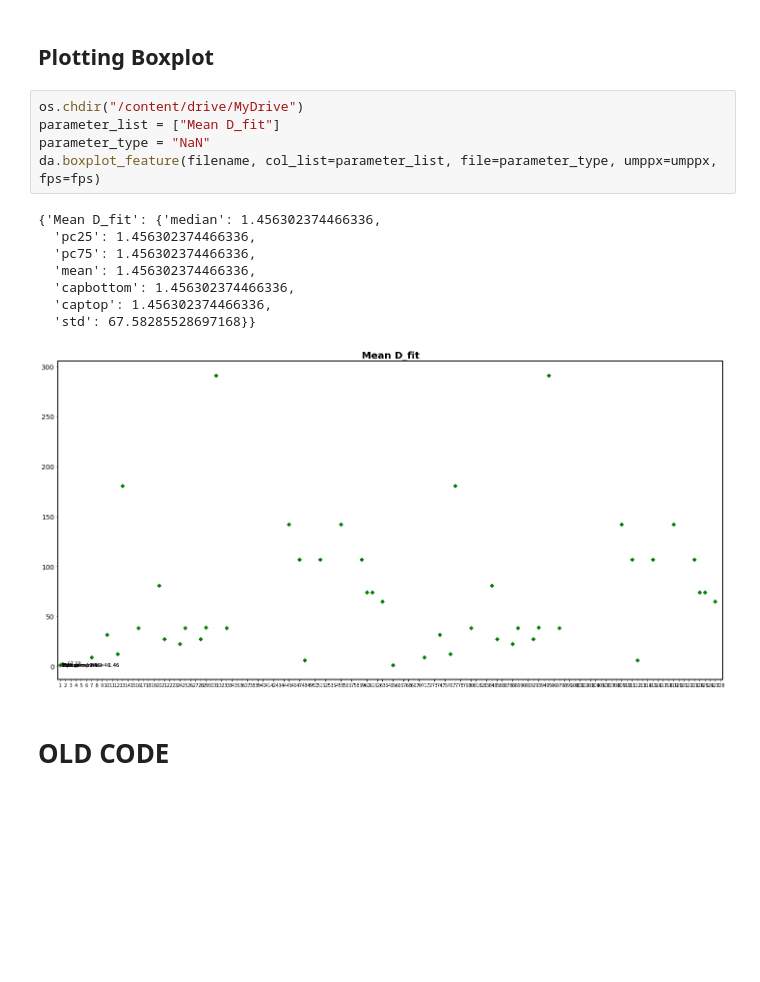
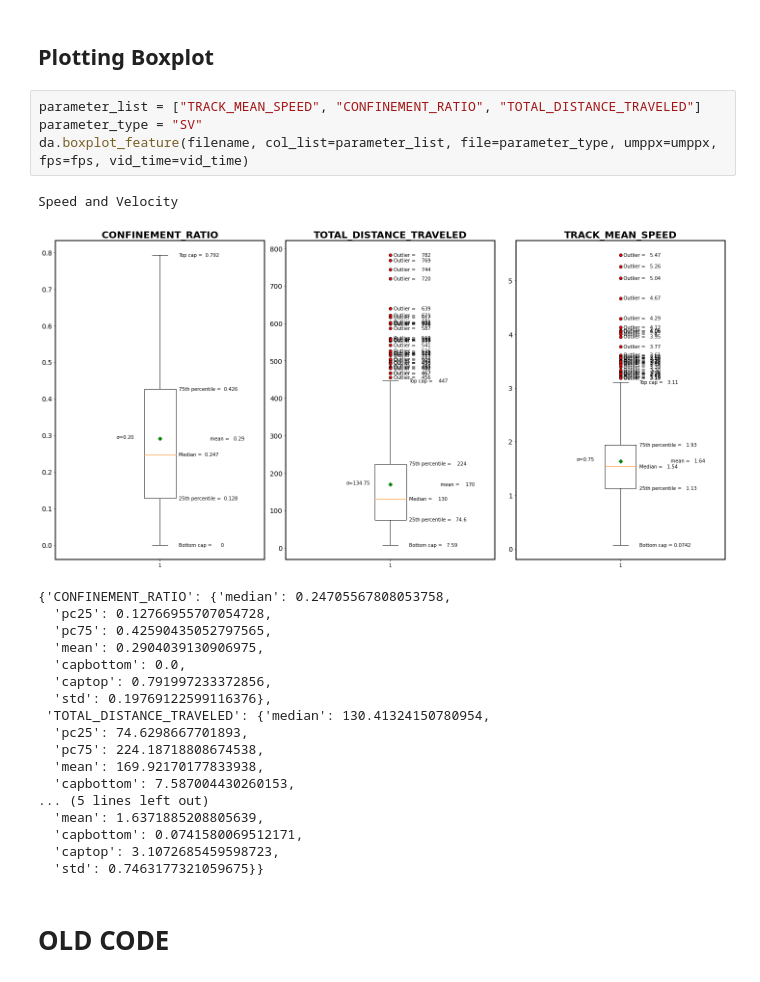
Before and after one commit to cflc/diff_classifier_urop, a Jupyter notebook: WorkFlowUROP.ipynb, the cells around one changed output. Saved outputs shown, nothing was run; the diff lists cells and outputs as text; blank space fills up the shorter version.

Commit message:
10-25-2022 Updating the boxplots

```diff
--- a/WorkFlowUROP.ipynb
+++ b/WorkFlowUROP.ipynb
@@ -310,19 +294,29 @@ hm.plot_histogram(filename, xlabel='Log Diffusion Coefficient Dist', ylabel='Tra
 # %% [markdown]
 ## Plotting Boxplot
 # %%
-os.chdir("/content/drive/MyDrive")
-parameter_list = ["Mean D_fit"]
-parameter_type = "NaN"
-da.boxplot_feature(filename, col_list=parameter_list, file=parameter_type, umppx=umppx, fps=fps)
+parameter_list = ["TRACK_MEAN_SPEED", "CONFINEMENT_RATIO", "TOTAL_DISTANCE_TRAVELED"]
+parameter_type = "SV"
+da.boxplot_feature(filename, col_list=parameter_list, file=parameter_type, umppx=umppx, fps=fps, vid_time=vid_time)
 # %% [output]
-{'Mean D_fit': {'median': 1.456302374466336,
-  'pc25': 1.456302374466336,
-  'pc75': 1.456302374466336,
-  'mean': 1.456302374466336,
-  'capbottom': 1.456302374466336,
-  'captop': 1.456302374466336,
-  'std': 67.58285528697168}}
+Speed and Velocity
-[figure, old version]
+[figure, new version]
+{'CONFINEMENT_RATIO': {'median': 0.24705567808053758,
+  'pc25': 0.12766955707054728,
+  'pc75': 0.42590435052797565,
+  'mean': 0.2904039130906975,
+  'capbottom': 0.0,
+  'captop': 0.791997233372856,
+  'std': 0.19769122599116376},
+ 'TOTAL_DISTANCE_TRAVELED': {'median': 130.41324150780954,
+  'pc25': 74.6298667701893,
+  'pc75': 224.18718808674538,
+  'mean': 169.92170177833938,
+  'capbottom': 7.587004430260153,
+... (5 lines left out)
+  'mean': 1.6371885208805639,
+  'capbottom': 0.0741580069512171,
+  'captop': 3.1072685459598723,
+  'std': 0.7463177321059675}}
 # %% [markdown]
 # OLD CODE
 # %%
```
Also changed, not shown: parts of 3 cells of this notebook.
